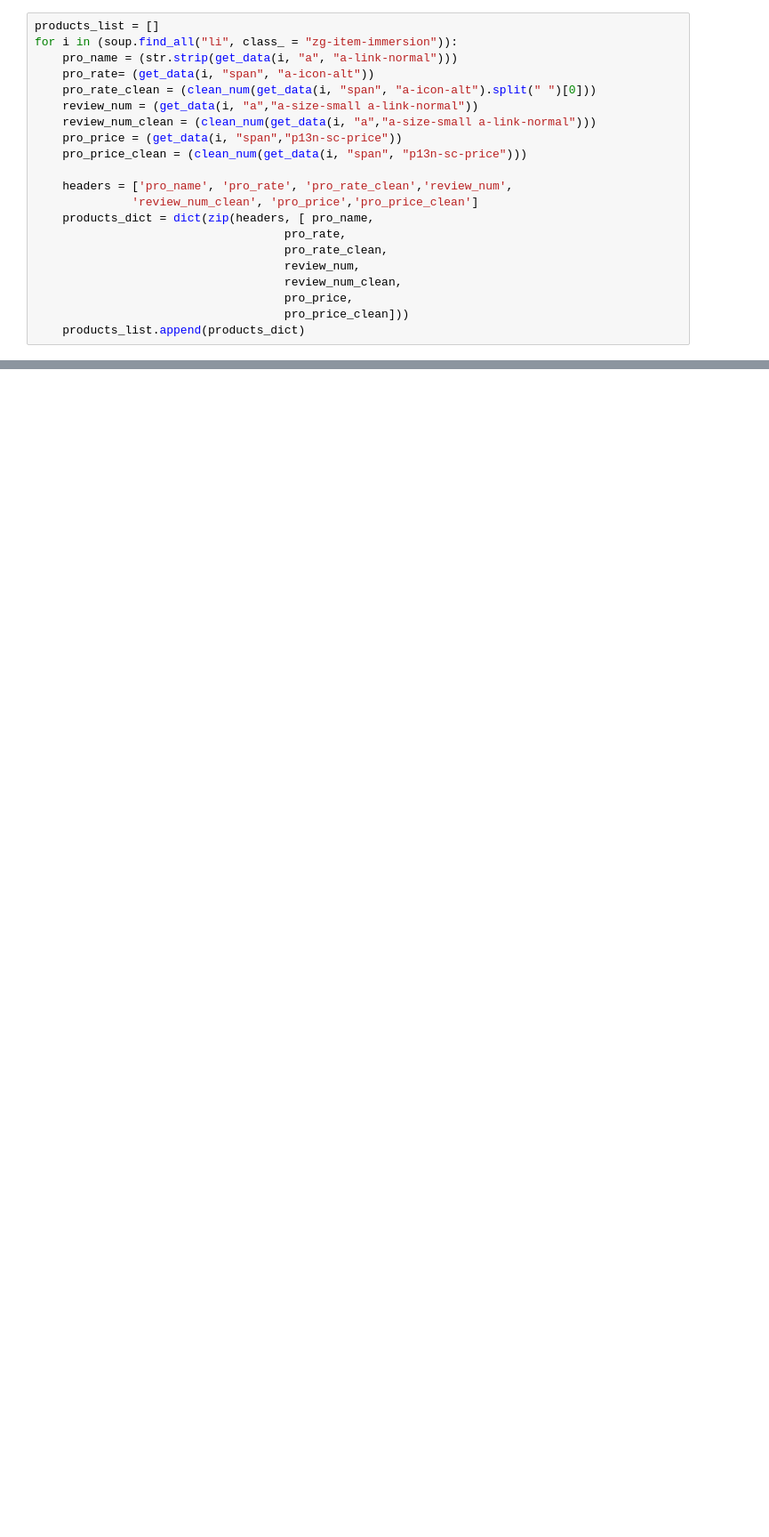
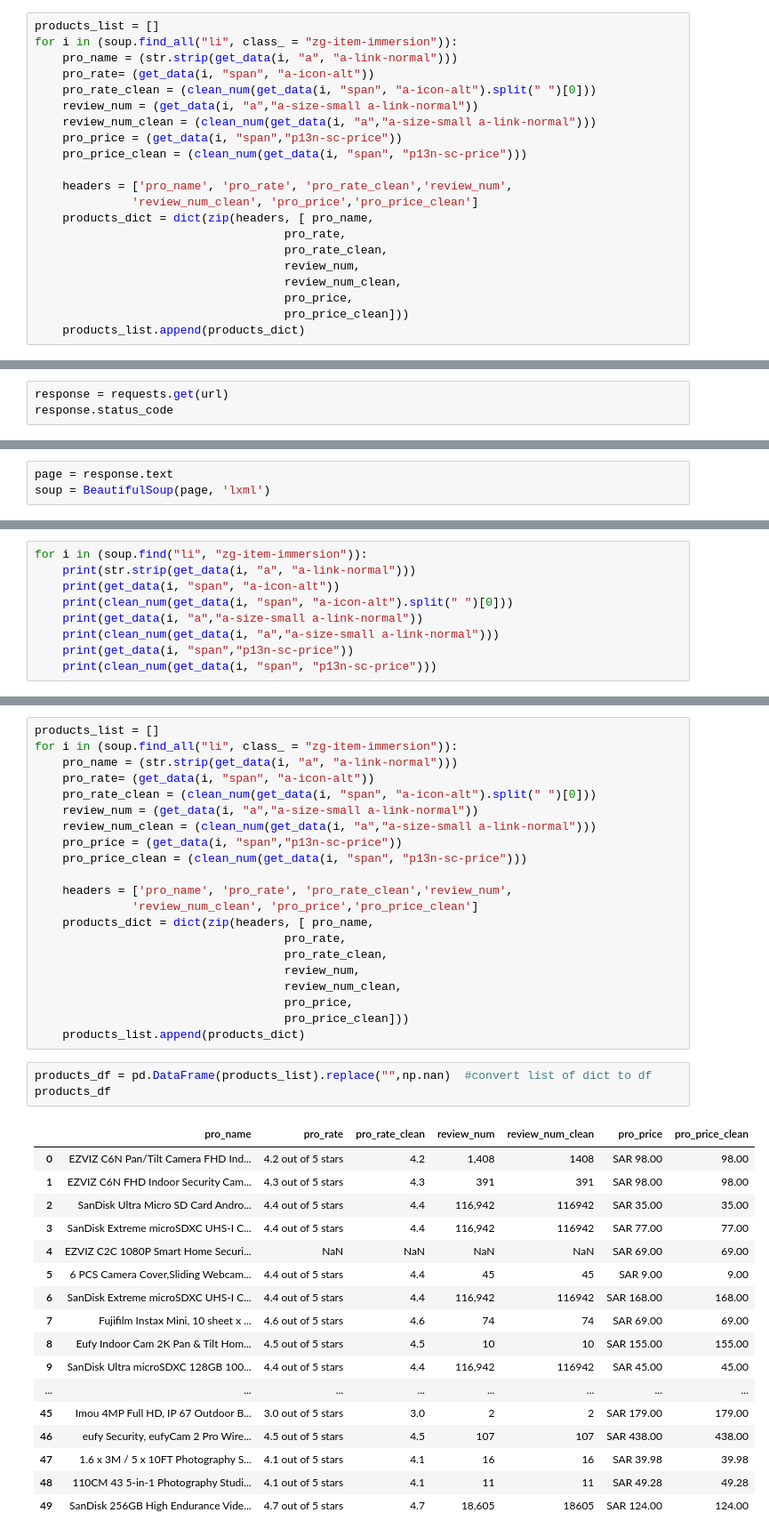
Before and after one commit to NjoodMoh/Linear-Regression, a Jupyter notebook: p2.ipynb, the cells around one changed output, grey strips where cells are left out. Shown at 89% size. Saved outputs shown, nothing was run; the diff lists cells and outputs as text; blank space fills up the shorter version.

```diff
--- a/p2.ipynb
+++ b/p2.ipynb
@@ -339,0 +344,3 @@ products_df
+# %%
+response = requests.get(url)
+response.status_code
@@ -339,0 +353,3 @@ products_df
+# %%
+page = response.text
+soup = BeautifulSoup(page, 'lxml')
@@ -339,0 +413,9 @@ products_df
+# %%
+for i in (soup.find("li", "zg-item-immersion")):
+    print(str.strip(get_data(i, "a", "a-link-normal")))
+    print(get_data(i, "span", "a-icon-alt"))
+    print(clean_num(get_data(i, "span", "a-icon-alt").split(" ")[0]))
+    print(get_data(i, "a","a-size-small a-link-normal"))
+    print(clean_num(get_data(i, "a","a-size-small a-link-normal")))
+    print(get_data(i, "span","p13n-sc-price"))
+    print(clean_num(get_data(i, "span", "p13n-sc-price")))
@@ -339,0 +445,42 @@ products_df
+# %%
+products_list = []
+for i in (soup.find_all("li", class_ = "zg-item-immersion")):
+    pro_name = (str.strip(get_data(i, "a", "a-link-normal")))
+    pro_rate= (get_data(i, "span", "a-icon-alt"))
+    pro_rate_clean = (clean_num(get_data(i, "span", "a-icon-alt").split(" ")[0]))
+    review_num = (get_data(i, "a","a-size-small a-link-normal"))
+    review_num_clean = (clean_num(get_data(i, "a","a-size-small a-link-normal")))
+    pro_price = (get_data(i, "span","p13n-sc-price"))
+    pro_price_clean = (clean_num(get_data(i, "span", "p13n-sc-price")))
+
+    headers = ['pro_name', 'pro_rate', 'pro_rate_clean','review_num',
+              'review_num_clean', 'pro_price','pro_price_clean']
+    products_dict = dict(zip(headers, [ pro_name,
+                                    pro_rate,
+                                    pro_rate_clean,
+                                    review_num,
+                                    review_num_clean,
+                                    pro_price,
+                                    pro_price_clean]))
+    products_list.append(products_dict)
+# %%
+products_df = pd.DataFrame(products_list).replace("",np.nan)  #convert list of dict to df
+products_df
+# %% [output]
+|  | pro_name | pro_rate | pro_rate_clean | review_num | review_num_clean | pro_price | pro_price_clean |
+| 0 | EZVIZ C6N Pan/Tilt Camera FHD Ind... | 4.2 out of 5 stars | 4.2 | 1,408 | 1408 | SAR 98.00 | 98.00 |
+| 1 | EZVIZ C6N FHD Indoor Security Cam... | 4.3 out of 5 stars | 4.3 | 391 | 391 | SAR 98.00 | 98.00 |
+| 2 | SanDisk Ultra Micro SD Card Andro... | 4.4 out of 5 stars | 4.4 | 116,942 | 116942 | SAR 35.00 | 35.00 |
+| 3 | SanDisk Extreme microSDXC UHS-I C... | 4.4 out of 5 stars | 4.4 | 116,942 | 116942 | SAR 77.00 | 77.00 |
+| 4 | EZVIZ C2C 1080P Smart Home Securi... | NaN | NaN | NaN | NaN | SAR 69.00 | 69.00 |
+| 5 | 6 PCS Camera Cover,Sliding Webcam... | 4.4 out of 5 stars | 4.4 | 45 | 45 | SAR 9.00 | 9.00 |
+| 6 | SanDisk Extreme microSDXC UHS-I C... | 4.4 out of 5 stars | 4.4 | 116,942 | 116942 | SAR 168.00 | 168.00 |
+| 7 | Fujifilm Instax Mini, 10 sheet x ... | 4.6 out of 5 stars | 4.6 | 74 | 74 | SAR 69.00 | 69.00 |
+| 8 | Eufy Indoor Cam 2K Pan & Tilt Hom... | 4.5 out of 5 stars | 4.5 | 10 | 10 | SAR 155.00 | 155.00 |
+| 9 | SanDisk Ultra microSDXC 128GB 100... | 4.4 out of 5 stars | 4.4 | 116,942 | 116942 | SAR 45.00 | 45.00 |
+| ... | ... | ... | ... | ... | ... | ... | ... |
+| 45 | Imou 4MP Full HD, IP 67 Outdoor B... | 3.0 out of 5 stars | 3.0 | 2 | 2 | SAR 179.00 | 179.00 |
+| 46 | eufy Security, eufyCam 2 Pro Wire... | 4.5 out of 5 stars | 4.5 | 107 | 107 | SAR 438.00 | 438.00 |
+| 47 | 1.6 x 3M / 5 x 10FT Photography S... | 4.1 out of 5 stars | 4.1 | 16 | 16 | SAR 39.98 | 39.98 |
+| 48 | 110CM 43 5-in-1 Photography Studi... | 4.1 out of 5 stars | 4.1 | 11 | 11 | SAR 49.28 | 49.28 |
+| 49 | SanDisk 256GB High Endurance Vide... | 4.7 out of 5 stars | 4.7 | 18,605 | 18605 | SAR 124.00 | 124.00 |
```
Also changed, not shown: parts of 99 cells of this notebook.
